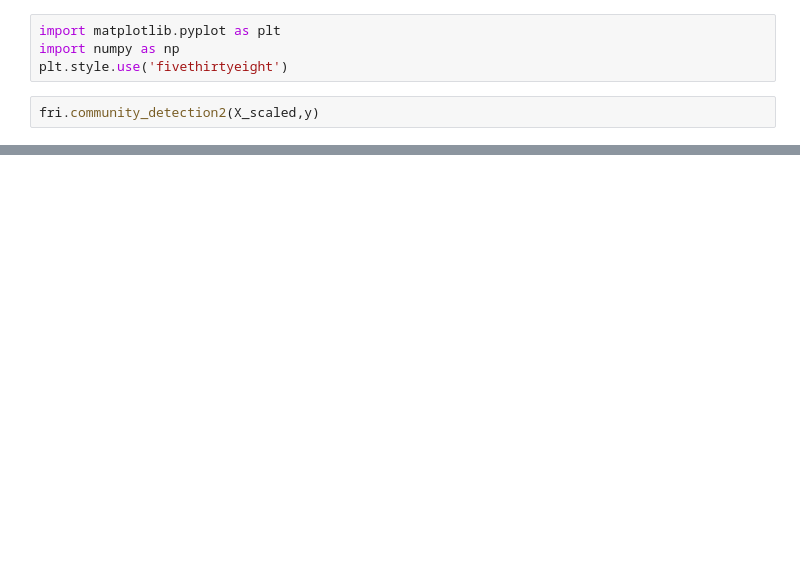
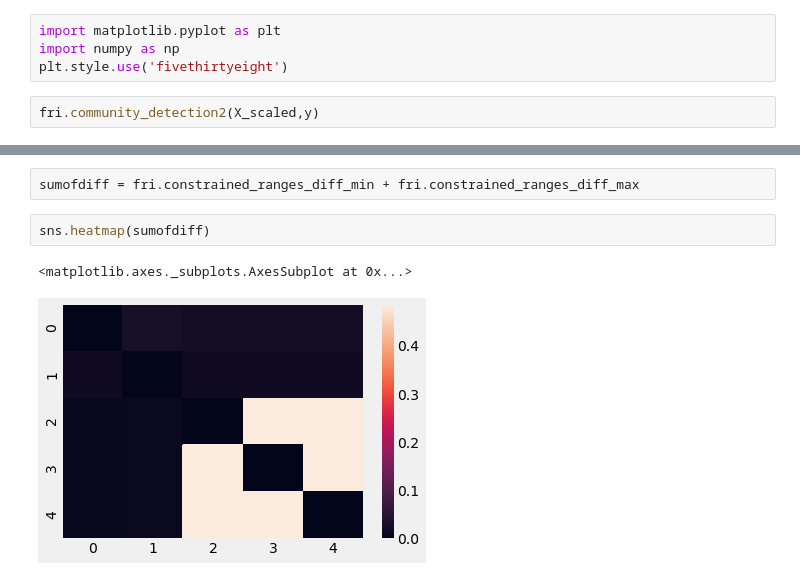
Before and after one commit to lpfann/fri, a Jupyter notebook: notebooks/Test_conRanges.ipynb, the cells around one changed output, grey strips where cells are left out. Cells and saved outputs as stored; diff of their text form; blank space fills up the shorter version.

```diff
--- a/notebooks/Test_conRanges.ipynb
+++ b/notebooks/Test_conRanges.ipynb
@@ -82,0 +117,7 @@ IndexError: too many indices for array
+# %%
+sumofdiff = fri.constrained_ranges_diff_min + fri.constrained_ranges_diff_max
+# %%
+sns.heatmap(sumofdiff)
+# %% [output]
+<matplotlib.axes._subplots.AxesSubplot at 0x...>
+[figure, added]
```
Also changed, not shown: parts of 9 cells of this notebook, 2 other files.
